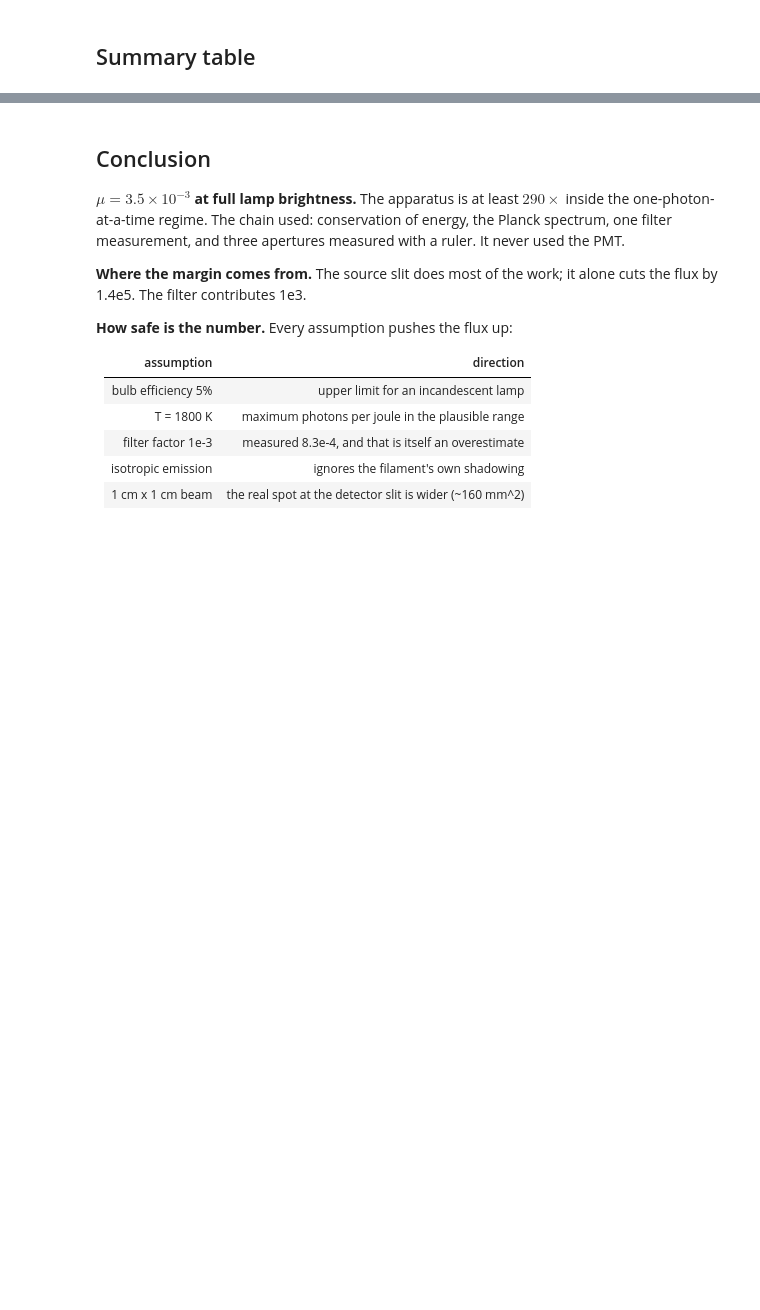
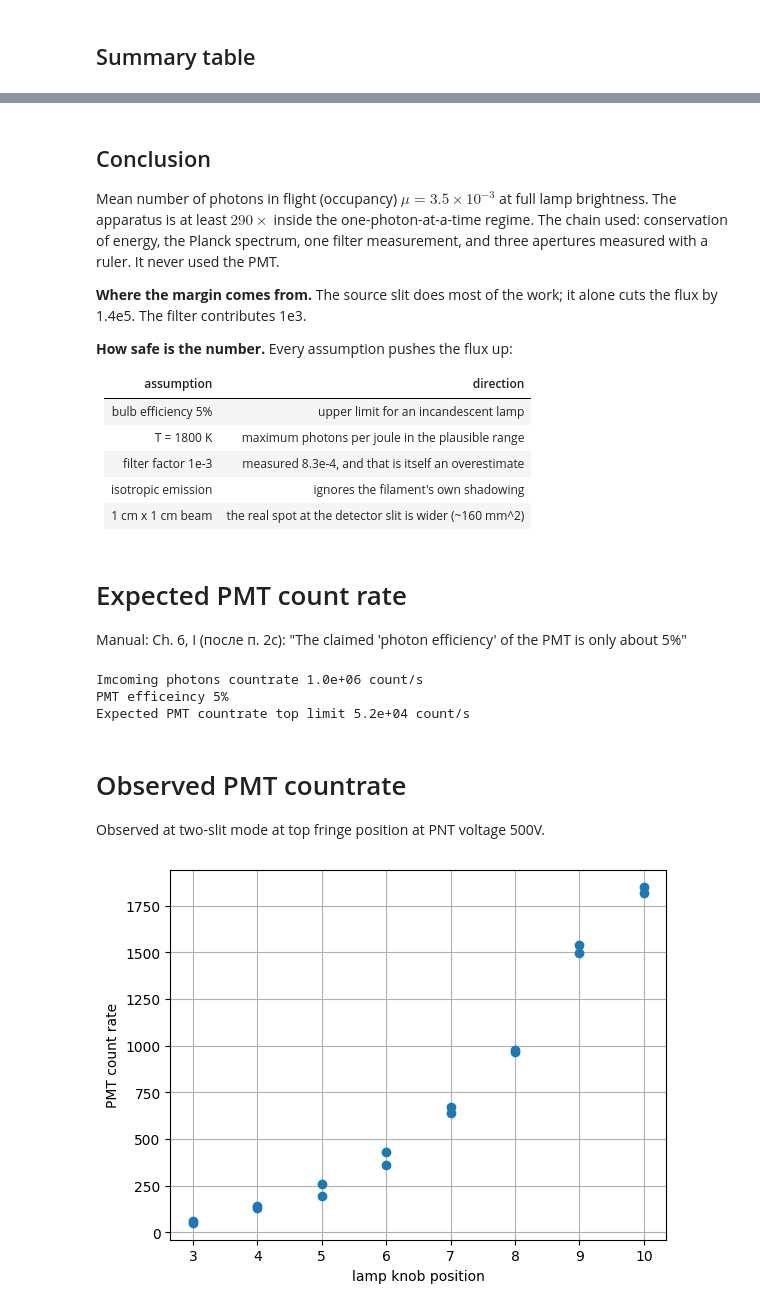
Before and after one commit to evgeny-kolonsky/Lab4, a Jupyter notebook: DS/lamp/one_photon_at_a_time.ipynb, the cells around one changed output, grey strips where cells are left out. Drawn from its saved outputs; the diff is of its cells as text; code cells hidden in the pictures; blank space fills up the shorter version.

```diff
--- a/DS/lamp/one_photon_at_a_time.ipynb
+++ b/DS/lamp/one_photon_at_a_time.ipynb
@@ -153,7 +159,7 @@ mu                             3.5e-03
 # %% [markdown]
 ## Conclusion
 
-**$\mu = 3.5 \times 10^{-3}$ at full lamp brightness.** The apparatus is at least $290\times$ inside the one-photon-at-a-time regime. The chain used: conservation of energy, the Planck spectrum, one filter measurement, and three apertures measured with a ruler. It never used the PMT.
+Mean number of photons in flight (occupancy) $\mu = 3.5 \times 10^{-3}$ at full lamp brightness. The apparatus is at least $290\times$ inside the one-photon-at-a-time regime. The chain used: conservation of energy, the Planck spectrum, one filter measurement, and three apertures measured with a ruler. It never used the PMT.
 
 **Where the margin comes from.** The source slit does most of the work; it alone cuts the flux by 1.4e5. The filter contributes 1e3.
 
@@ -166,3 +172,51 @@ mu                             3.5e-03
 | filter factor 1e-3 | measured 8.3e-4, and that is itself an overestimate |
 | isotropic emission | ignores the filament's own shadowing |
 | 1 cm x 1 cm beam | the real spot at the detector slit is wider (~160 mm^2) |The one assumption pointing the other way: tungsten is a grey body with higheremissivity in the visible, so its true mean photon energy is ~10% above 2.701 kT.That *lowers* the photon count. Negligible against a 290x margin.
+# %% [markdown]
+# Expected PMT count rate
+
+Manual: Ch. 6, I (после п. 2c): "The claimed 'photon efficiency' of the PMT is only about 5%"
+# %%
+eta_PMT = 0.05
+countrate_PMT = eta_PMT * n3
+print(f'Imcoming photons countrate {n3:.1e} count/s')
+print(f'PMT efficeincy {eta_PMT*100:.0f}%')
+print(f'Expected PMT countrate top limit {countrate_PMT:.1e} count/s')
+# %% [output]
+Imcoming photons countrate 1.0e+06 count/s
+PMT efficeincy 5%
+Expected PMT countrate top limit 5.2e+04 count/s
+# %% [markdown]
+# Observed PMT countrate
+
+Observed at two-slit mode at top fringe position at PNT voltage 500V.
+# %%
+data = '''
+# knob position, PMT countrate
+10 1850
+10 1815
+9 1537
+9 1496
+8 968
+8 975
+7 640
+7 670
+6 430
+6 362
+5 194
+5 258
+4 130
+4 140
+3 60
+3 50
+'''
+
+power, rate = np.genfromtxt(data.splitlines(), unpack=True)
+
+plt.plot(power, rate, 'o')
+plt.grid()
+plt.xlabel('lamp knob position')
+plt.ylabel('PMT count rate')
+plt.show()
+# %% [output]
+[figure, added]
```
Also changed, not shown: parts of 4 cells of this notebook.
